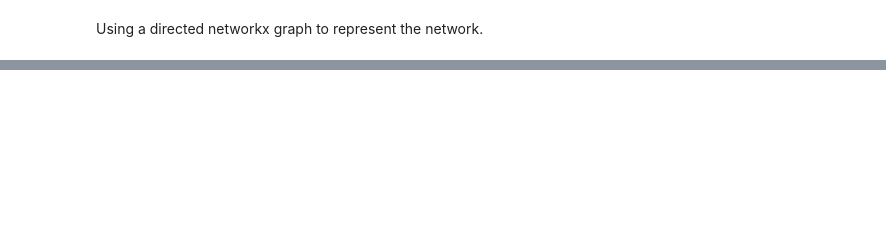
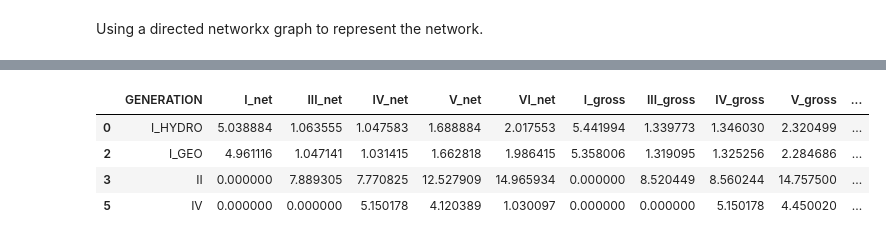
Before and after one commit to CJP123/carbon_trace, a Jupyter notebook: 10_losses.ipynb, the cells around one changed output, grey strips where cells are left out. Drawn from its saved outputs; the diff is of its cells as text; code cells hidden in the pictures; blank space fills up the shorter version.

```diff
--- a/10_losses.ipynb
+++ b/10_losses.ipynb
@@ -403,0 +180,3 @@ trace.plot_node('V')
+# %%
+oer = dict(bus.loc[:,['ID_ST','OER']].values)
+oer
@@ -403,0 +192,8 @@ trace.plot_node('V')
+# %%
+df.assign(oer = df.GENERATION.map(oer))
+# %% [output]
+|  | GENERATION | I_net | III_net | IV_net | V_net | VI_net | I_gross | III_gross | IV_gross | V_gross | ... |
+| 0 | I_HYDRO | 5.038884 | 1.063555 | 1.047583 | 1.688884 | 2.017553 | 5.441994 | 1.339773 | 1.346030 | 2.320499 | ... |
+| 2 | I_GEO | 4.961116 | 1.047141 | 1.031415 | 1.662818 | 1.986415 | 5.358006 | 1.319095 | 1.325256 | 2.284686 | ... |
+| 3 | II | 0.000000 | 7.889305 | 7.770825 | 12.527909 | 14.965934 | 0.000000 | 8.520449 | 8.560244 | 14.757500 | ... |
+| 5 | IV | 0.000000 | 0.000000 | 5.150178 | 4.120389 | 1.030097 | 0.000000 | 0.000000 | 5.150178 | 4.450020 | ... |
```
Also changed, not shown: parts of 27 cells of this notebook, 8 other files.
